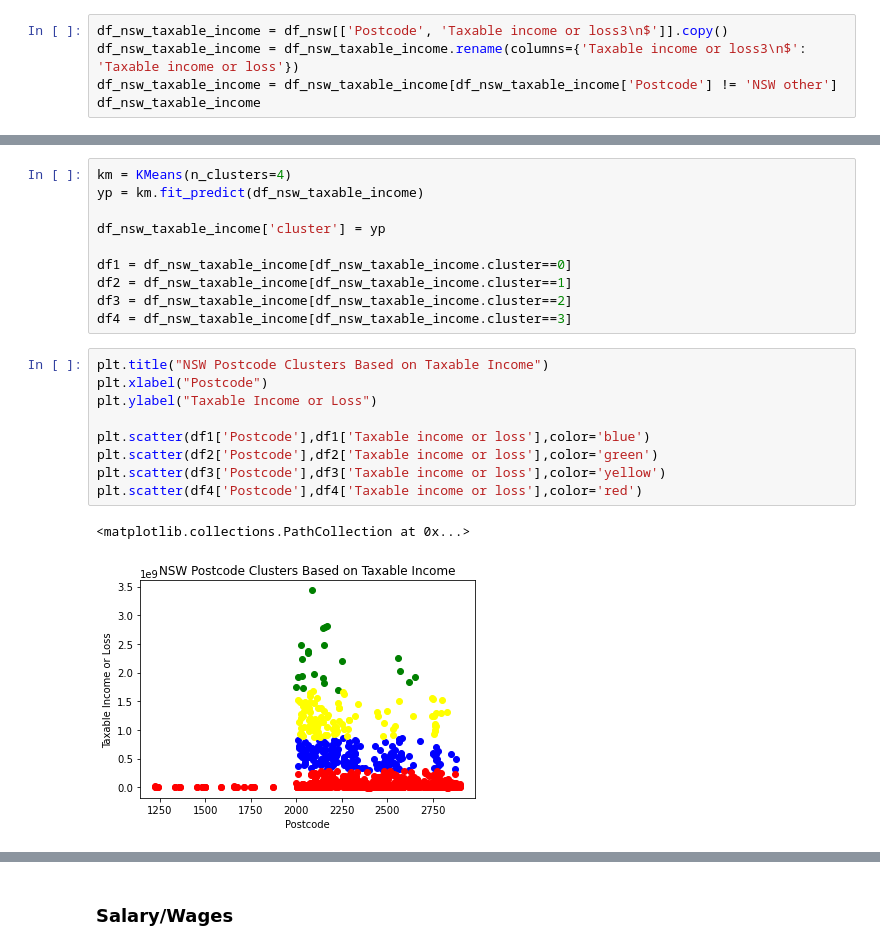
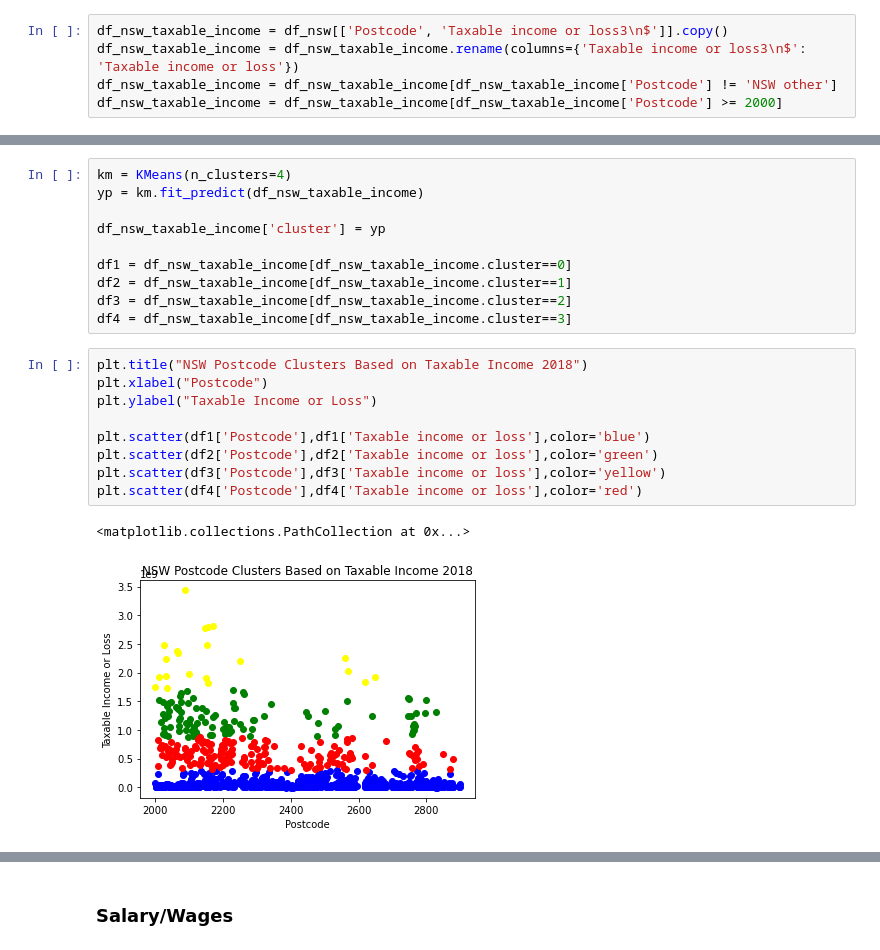
Before and after one commit to camelCaseStyle/DataScienceProject, a Jupyter notebook: 2018-2019 State Clusters.ipynb, the cells around one changed output, grey strips where cells are left out. Drawn from its saved outputs; the diff is of its cells as text.

```diff
--- a/2018-2019 State Clusters.ipynb
+++ b/2018-2019 State Clusters.ipynb
@@ -48,4 +48,4 @@ df_nsw
 df_nsw_taxable_income = df_nsw[['Postcode', 'Taxable income or loss3\n$']].copy()
 df_nsw_taxable_income = df_nsw_taxable_income.rename(columns={'Taxable income or loss3\n$': 'Taxable income or loss'})
 df_nsw_taxable_income = df_nsw_taxable_income[df_nsw_taxable_income['Postcode'] != 'NSW other']
-df_nsw_taxable_income
+df_nsw_taxable_income = df_nsw_taxable_income[df_nsw_taxable_income['Postcode'] >= 2000]
@@ -88,14 +74,14 @@ df2 = df_nsw_taxable_income[df_nsw_taxable_income.cluster==1]
 df3 = df_nsw_taxable_income[df_nsw_taxable_income.cluster==2]
 df4 = df_nsw_taxable_income[df_nsw_taxable_income.cluster==3]
 # %%
-plt.title("NSW Postcode Clusters Based on Taxable Income")
+plt.title("NSW Postcode Clusters Based on Taxable Income 2018")
 plt.xlabel("Postcode")
 plt.ylabel("Taxable Income or Loss")
 
 plt.scatter(df1['Postcode'],df1['Taxable income or loss'],color='blue')
 plt.scatter(df2['Postcode'],df2['Taxable income or loss'],color='green')
 plt.scatter(df3['Postcode'],df3['Taxable income or loss'],color='yellow')
 plt.scatter(df4['Postcode'],df4['Taxable income or loss'],color='red')
 # %% [output]
 <matplotlib.collections.PathCollection at 0x...>
-[figure, old version]
+[figure, new version]
```
Also changed, not shown: parts of 8 cells of this notebook, 10 other files.
